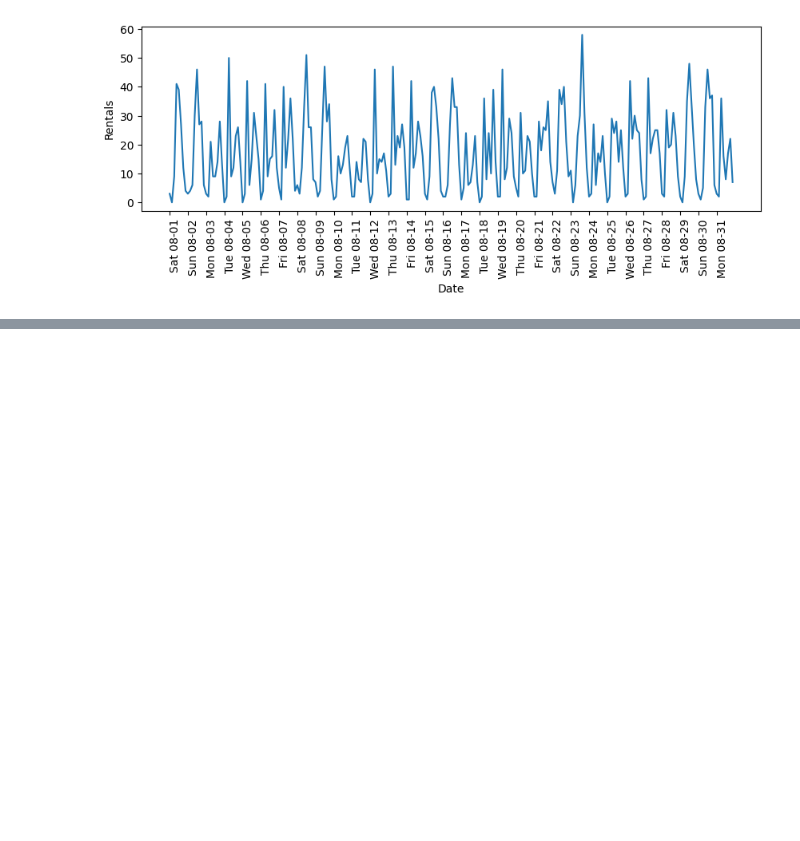
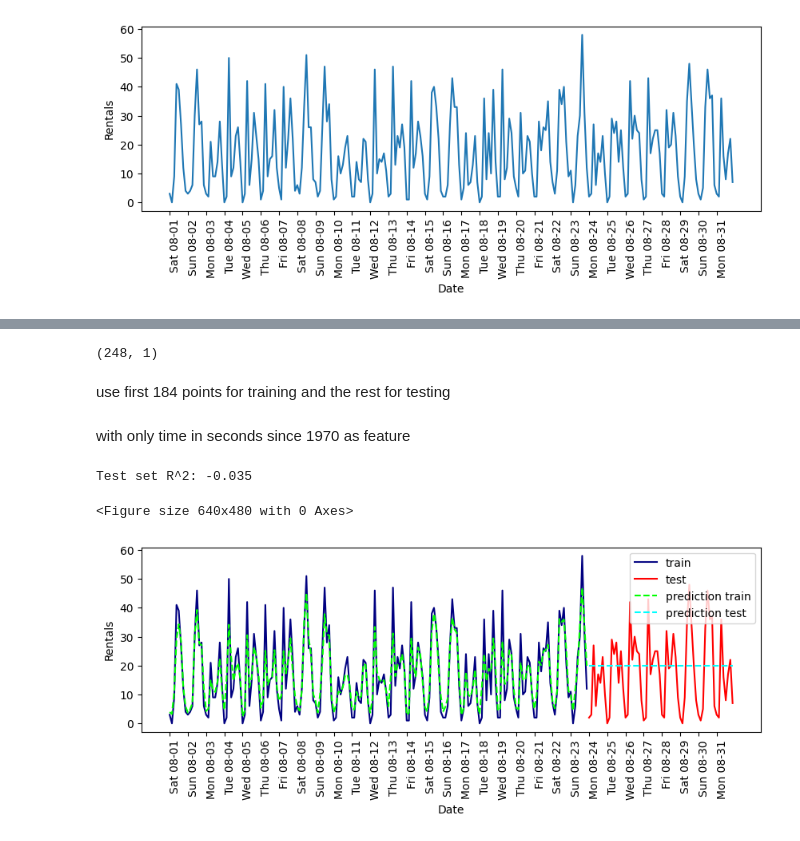
Before and after one commit to abhaykukade/ml_model_evaluation, a Jupyter notebook: feature_engineering.ipynb, the cells around one changed output, grey strips where cells are left out. Cells and saved outputs as stored; diff of their text form; code cells hidden in the pictures; blank space fills up the shorter version.

```diff
--- a/feature_engineering.ipynb
+++ b/feature_engineering.ipynb
@@ -550,0 +553,41 @@ Text(0, 0.5, 'Rentals')
+# %%
+y = cb_resampled.values
+
+X = cb_resampled.index.astype(np.int64).to_numpy().reshape(-1, 1)
+X.shape
+# %% [output]
+(248, 1)
+# %% [markdown]
+use first 184 points for training and the rest for testing
+# %%
+n_train = 184
+
+def eval_on_features(features, target, regressor):
+    X_train, X_test = features[:n_train], features[n_train:]
+    y_train, y_test = target[:n_train], target[n_train:]
+    regressor.fit(X_train, y_train)
+    print(f'Test set R^2: {regressor.score(X_test, y_test):.3f}')
+
+    y_pred = regressor.predict(X_test)
+    y_pred_train = regressor.predict(X_train)
+
+    plt.figure(figsize=(10, 3))
+    plt.xticks(range(0, len(X), 8), xticks.strftime("%a %m-%d"), rotation=90, ha='left')
+    plt.plot(range(n_train), y_train, label='train', c='navy')
+    plt.plot(range(n_train, len(y_test) + n_train), y_test, '-', label='test', c='r')
+    plt.plot(range(n_train), y_pred_train, '--', label='prediction train', c='lime')
+    plt.plot(range(n_train, len(y_test)+n_train), y_pred, '--', label='prediction test', c='aqua')
+    plt.legend()
+    plt.xlabel('Date')
+    plt.ylabel('Rentals')
+# %%
+regressor = RandomForestRegressor(n_estimators=100, random_state=0)
+# %% [markdown]
+with only time in seconds since 1970 as feature
+# %%
+plt.figure()
+eval_on_features(X, y, regressor)
+# %% [output]
+Test set R^2: -0.035
+<Figure size 640x480 with 0 Axes>
+[figure, added]
```
Also changed, not shown: parts of 16 cells of this notebook.
